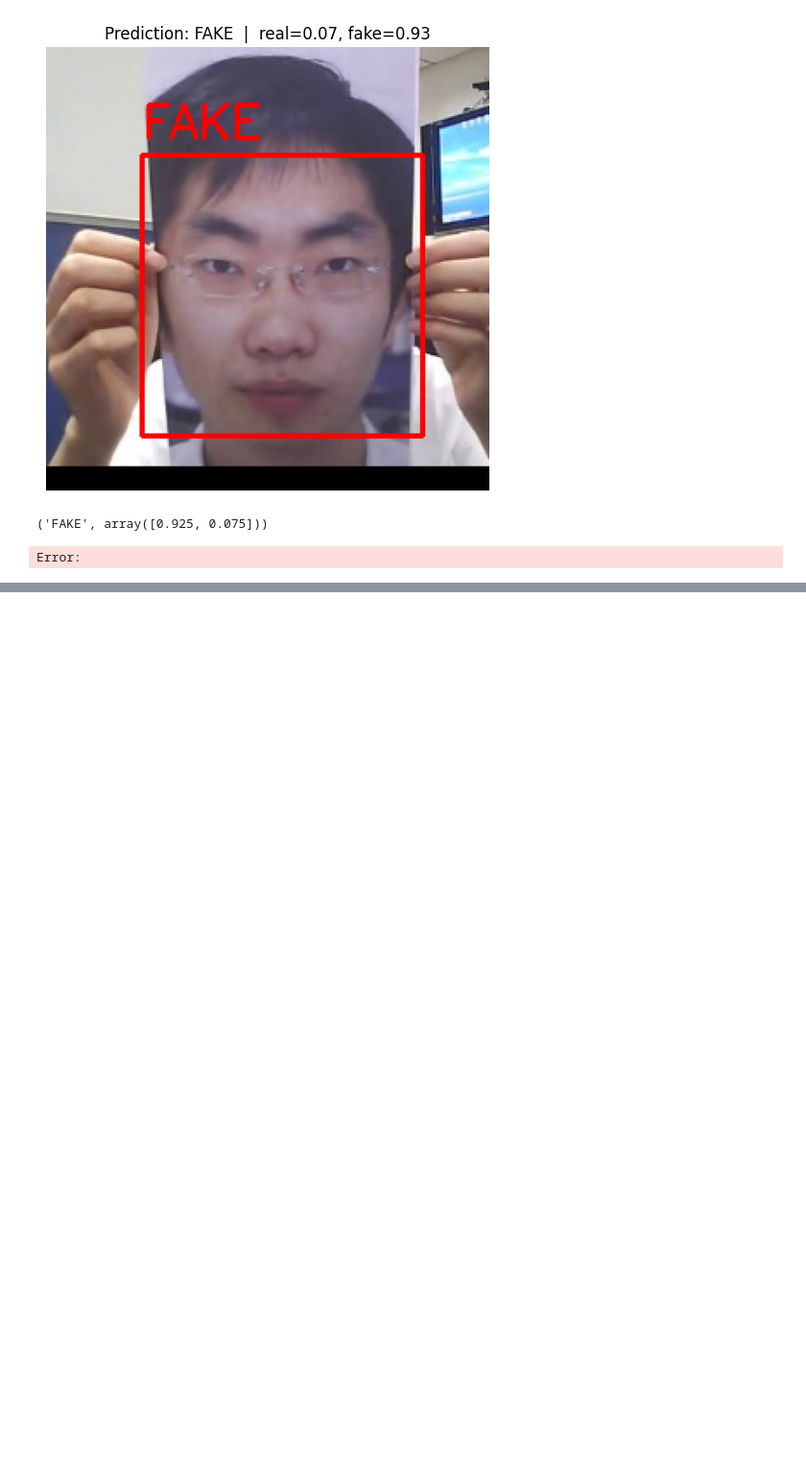
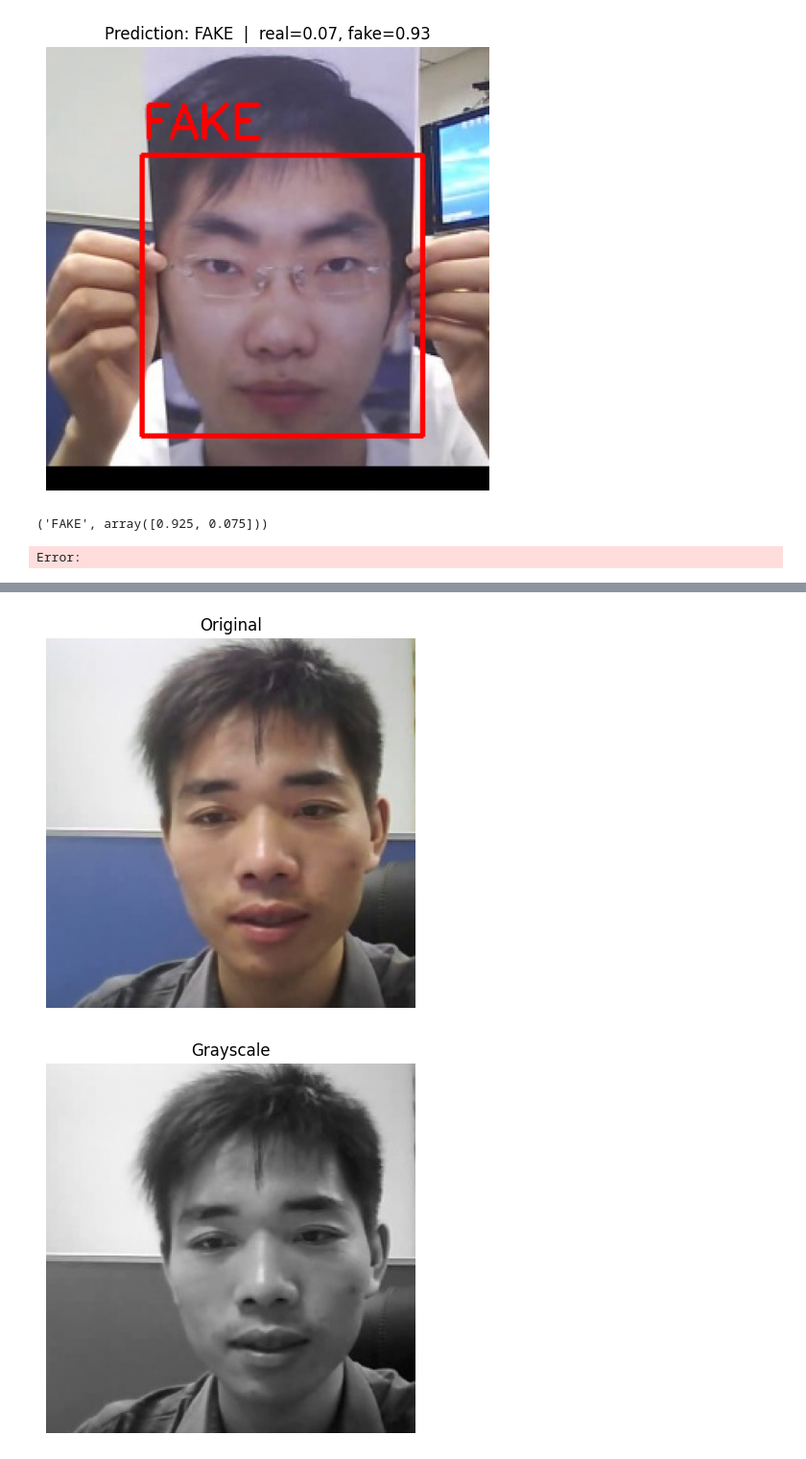
Before and after one commit to tinld19/face-anti-spoofing, a Jupyter notebook: face.ipynb, the cells around one changed output, grey strips where cells are left out. Shown at 96% size. Drawn from its saved outputs; the diff is of its cells as text; code cells hidden in the pictures; blank space fills up the shorter version.

```diff
--- a/face.ipynb
+++ b/face.ipynb
@@ -231,0 +229,8 @@ Error:
+# %%
+def load_image(path):
+    img = cv2.imread(path)
+    if img is None:
+        raise ValueError("Không thể đọc ảnh! Kiểm tra đường dẫn.")
+    img = cv2.cvtColor(img, cv2.COLOR_BGR2RGB)
+    gray = cv2.cvtColor(img, cv2.COLOR_RGB2GRAY)
+    return img, gray
@@ -231,0 +276,15 @@ Error:
+# %%
+def show(title, img):
+    plt.figure(figsize=(5,5))
+    plt.imshow(img, cmap='gray')
+    plt.title(title)
+    plt.axis("off")
+    plt.show()
+# %%
+img, gray = load_image("/Users/tinld/Documents/Code/python-dev/face-anti-spoofing/data/test_img/test_img/color/1_1.avi_25_real.jpg")
+
+show("Original", img)
+show("Grayscale", gray)
+# %% [output]
+[figure, added]
+[figure, added]
```
Also changed, not shown: parts of 50 cells of this notebook, 3 other files.
